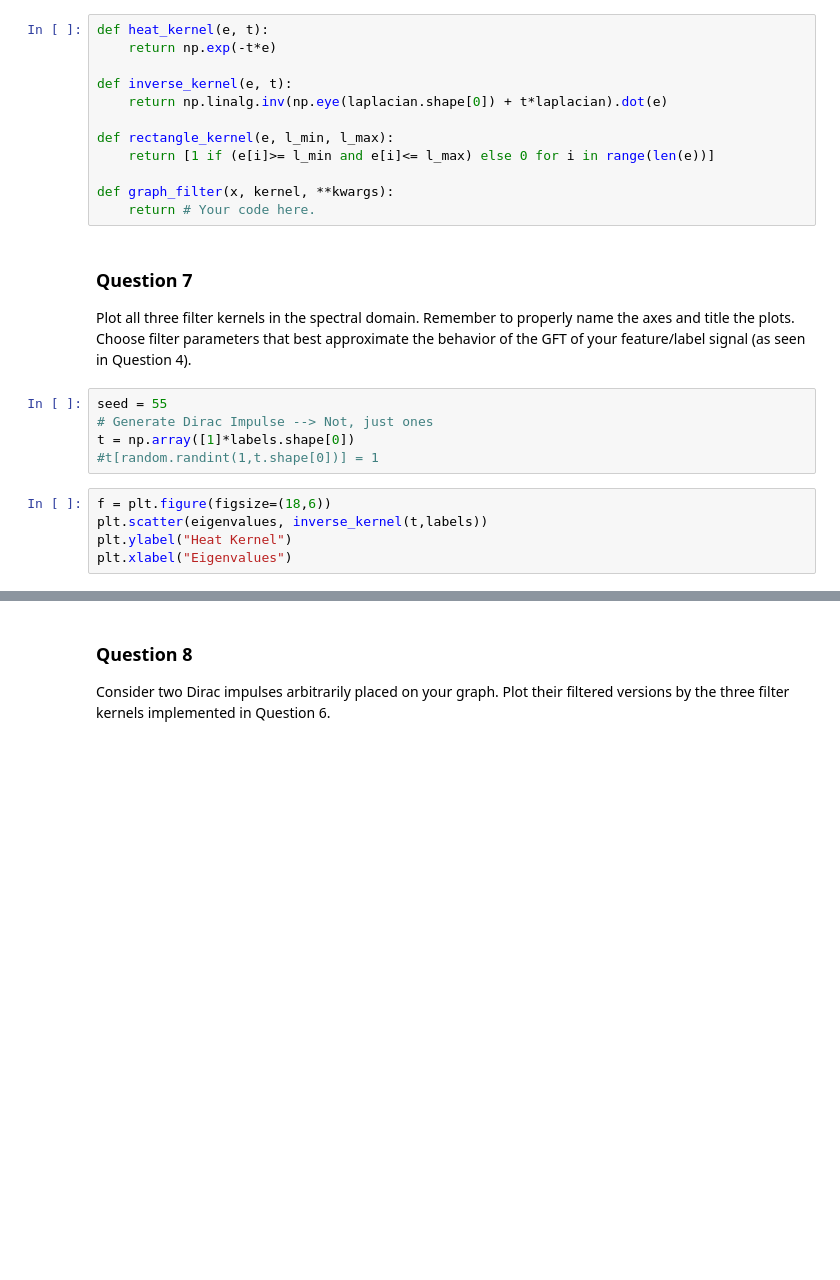
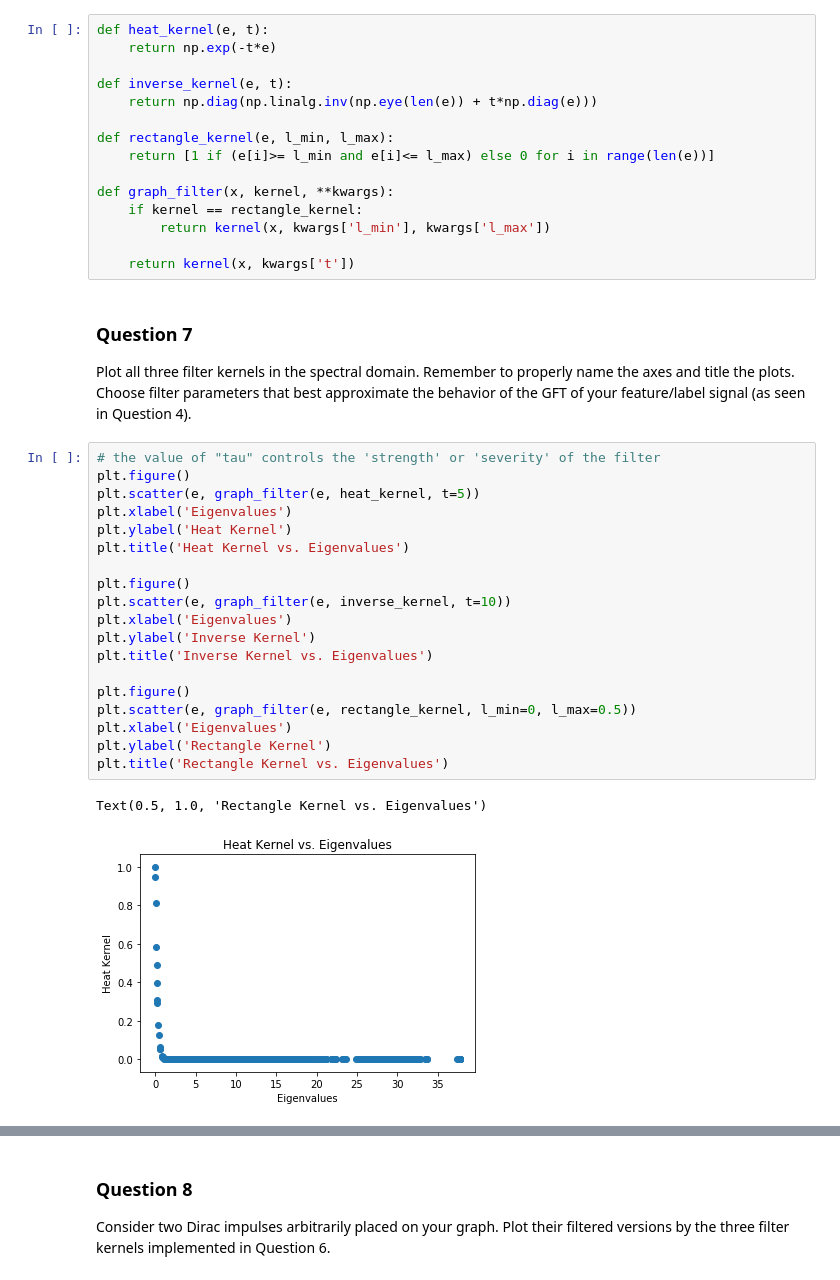
Before and after one commit to Kakavand/EPFL-antiterrorAssignment, a Jupyter notebook: marco/4_graph_signal_processing.ipynb, the cells around one changed output, grey strips where cells are left out. Drawn from its saved outputs; the diff is of its cells as text; blank space fills up the shorter version.

```diff
--- a/marco/4_graph_signal_processing.ipynb
+++ b/marco/4_graph_signal_processing.ipynb
@@ -235,24 +251,39 @@ def heat_kernel(e, t):
     return np.exp(-t*e)
 
 def inverse_kernel(e, t):
-    return np.linalg.inv(np.eye(laplacian.shape[0]) + t*laplacian).dot(e)
+    return np.diag(np.linalg.inv(np.eye(len(e)) + t*np.diag(e)))
 
 def rectangle_kernel(e, l_min, l_max):
     return [1 if (e[i]>= l_min and e[i]<= l_max) else 0 for i in range(len(e))]
 
 def graph_filter(x, kernel, **kwargs):
-    return # Your code here.
+    if kernel == rectangle_kernel:
+        return kernel(x, kwargs['l_min'], kwargs['l_max'])
+
+    return kernel(x, kwargs['t'])
 # %% [markdown]
 ### Question 7
 
 Plot all three filter kernels in the spectral domain. Remember to properly name the axes and title the plots. Choose filter parameters that best approximate the behavior of the GFT of your feature/label signal (as seen in Question 4).
-# %%
-seed = 55
-# Generate Dirac Impulse --> Not, just ones
-t = np.array([1]*labels.shape[0])
-#t[random.randint(1,t.shape[0])] = 1
-# %%
-f = plt.figure(figsize=(18,6))
-plt.scatter(eigenvalues, inverse_kernel(t,labels))
-plt.ylabel("Heat Kernel")
-plt.xlabel("Eigenvalues")
+# %%
+# the value of "tau" controls the 'strength' or 'severity' of the filter
+plt.figure()
+plt.scatter(e, graph_filter(e, heat_kernel, t=5))
+plt.xlabel('Eigenvalues')
+plt.ylabel('Heat Kernel')
+plt.title('Heat Kernel vs. Eigenvalues')
+
+plt.figure()
+plt.scatter(e, graph_filter(e, inverse_kernel, t=10))
+plt.xlabel('Eigenvalues')
+plt.ylabel('Inverse Kernel')
+plt.title('Inverse Kernel vs. Eigenvalues')
+
+plt.figure()
+plt.scatter(e, graph_filter(e, rectangle_kernel, l_min=0, l_max=0.5))
+plt.xlabel('Eigenvalues')
+plt.ylabel('Rectangle Kernel')
+plt.title('Rectangle Kernel vs. Eigenvalues')
+# %% [output]
+Text(0.5, 1.0, 'Rectangle Kernel vs. Eigenvalues')
+[figure, added]
```
Also changed, not shown: parts of 17 cells of this notebook, 1 other file.
